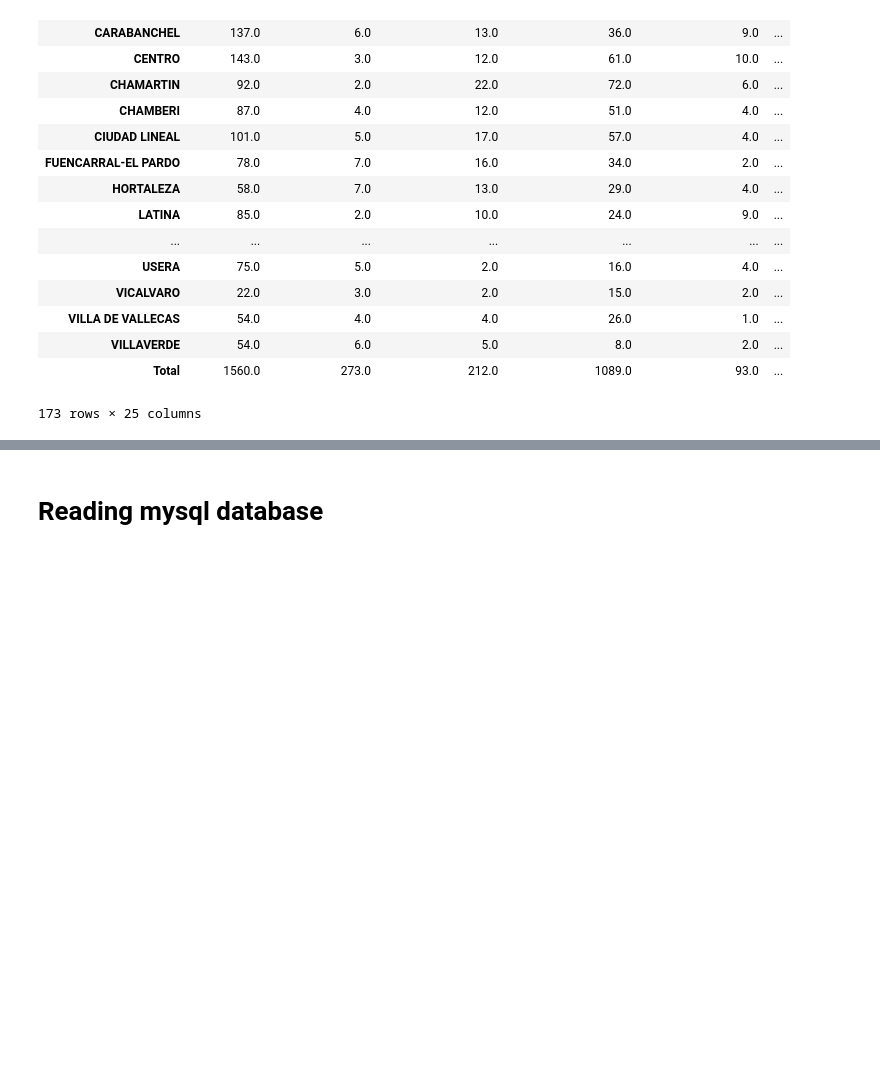
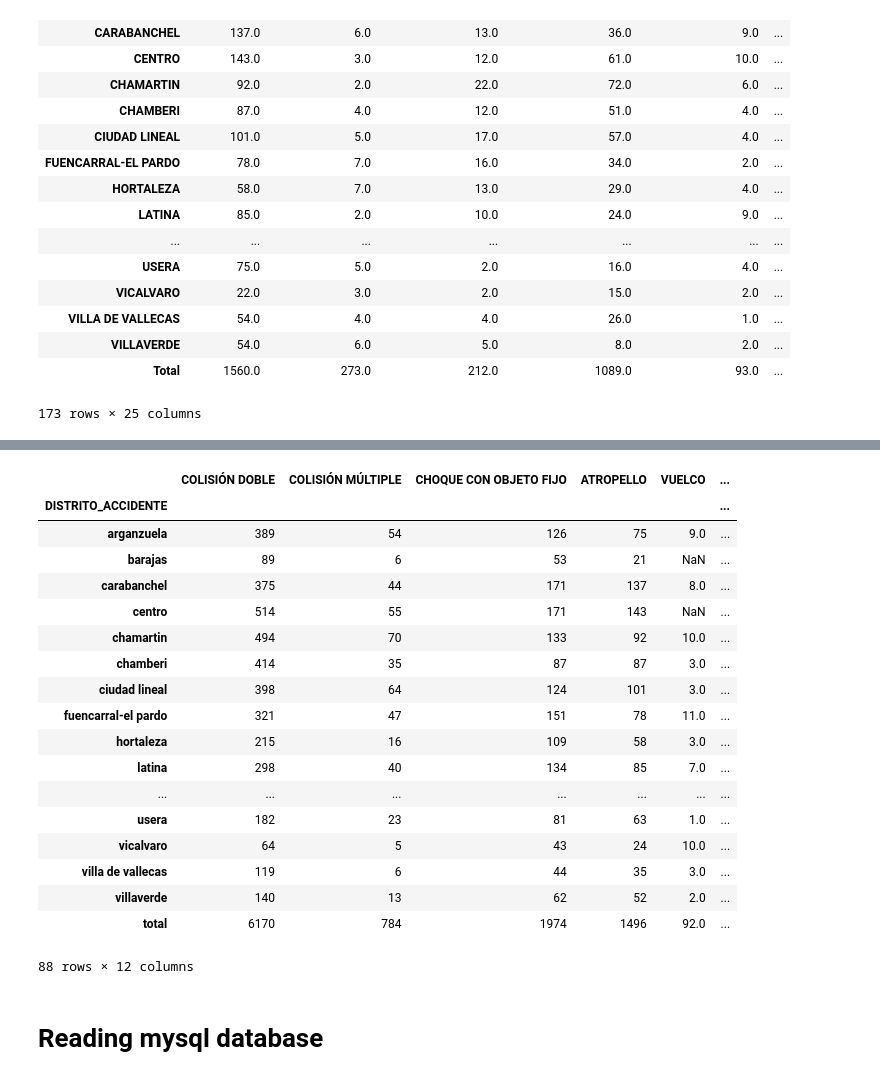
Before and after one commit to JaRodriVi/MasterDataScience, a Jupyter notebook: Class_Master/02-loading_and_saving_data_2018_04_14-clean.ipynb, the cells around one changed output, grey strips where cells are left out. Saved outputs shown, nothing was run; the diff lists cells and outputs as text; code cells hidden in the pictures; blank space fills up the shorter version.

```diff
--- a/Class_Master/02-loading_and_saving_data_2018_04_14-clean.ipynb
+++ b/Class_Master/02-loading_and_saving_data_2018_04_14-clean.ipynb
@@ -508,3 +508,6 @@ df_accidents
 | VILLAVERDE | 54.0 | 6.0 | 5.0 | 8.0 | 2.0 | ... |
 | Total | 1560.0 | 273.0 | 212.0 | 1089.0 | 93.0 | ... |
 173 rows × 25 columns
+# %%
+all_accidents = pd.read_excel(file_path, index_col=0, header=7, sheet_name=None)
+all_accidents['2009']
@@ -510,0 +533,29 @@ df_accidents
+# %%
+listOfData= []
+for key in all_accidents.keys():
+    all_accidents[key]['YEAR']=key
+    temp_df= all_accidents[key]
+    listOfData.append(temp_df)
+data=pd.concat(listOfData[:4])
+data.index=data.index.str.lower().str.strip()
+data
+# %% [output]
+|  | COLISIÓN DOBLE | COLISIÓN MÚLTIPLE | CHOQUE CON OBJETO FIJO | ATROPELLO | VUELCO | ... |
+| DISTRITO_ACCIDENTE |  |  |  |  |  | ... |
+| arganzuela | 389 | 54 | 126 | 75 | 9.0 | ... |
+| barajas | 89 | 6 | 53 | 21 | NaN | ... |
+| carabanchel | 375 | 44 | 171 | 137 | 8.0 | ... |
+| centro | 514 | 55 | 171 | 143 | NaN | ... |
+| chamartin | 494 | 70 | 133 | 92 | 10.0 | ... |
+| chamberi | 414 | 35 | 87 | 87 | 3.0 | ... |
+| ciudad lineal | 398 | 64 | 124 | 101 | 3.0 | ... |
+| fuencarral-el pardo | 321 | 47 | 151 | 78 | 11.0 | ... |
+| hortaleza | 215 | 16 | 109 | 58 | 3.0 | ... |
+| latina | 298 | 40 | 134 | 85 | 7.0 | ... |
+| ... | ... | ... | ... | ... | ... | ... |
+| usera | 182 | 23 | 81 | 63 | 1.0 | ... |
+| vicalvaro | 64 | 5 | 43 | 24 | 10.0 | ... |
+| villa de vallecas | 119 | 6 | 44 | 35 | 3.0 | ... |
+| villaverde | 140 | 13 | 62 | 52 | 2.0 | ... |
+| total | 6170 | 784 | 1974 | 1496 | 92.0 | ... |
+88 rows × 12 columns
```
Also changed, not shown: parts of 2 cells of this notebook.
